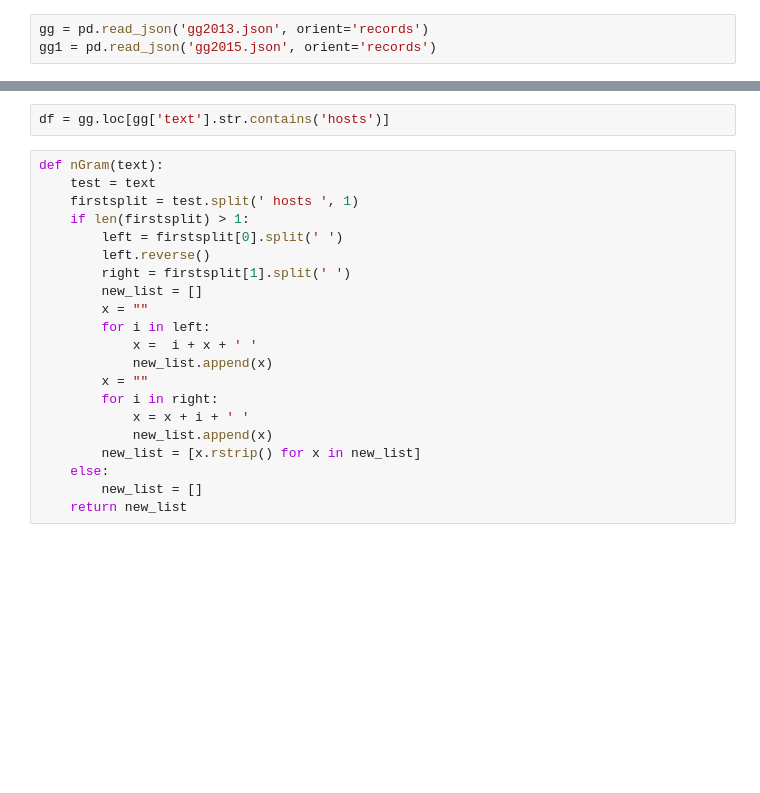
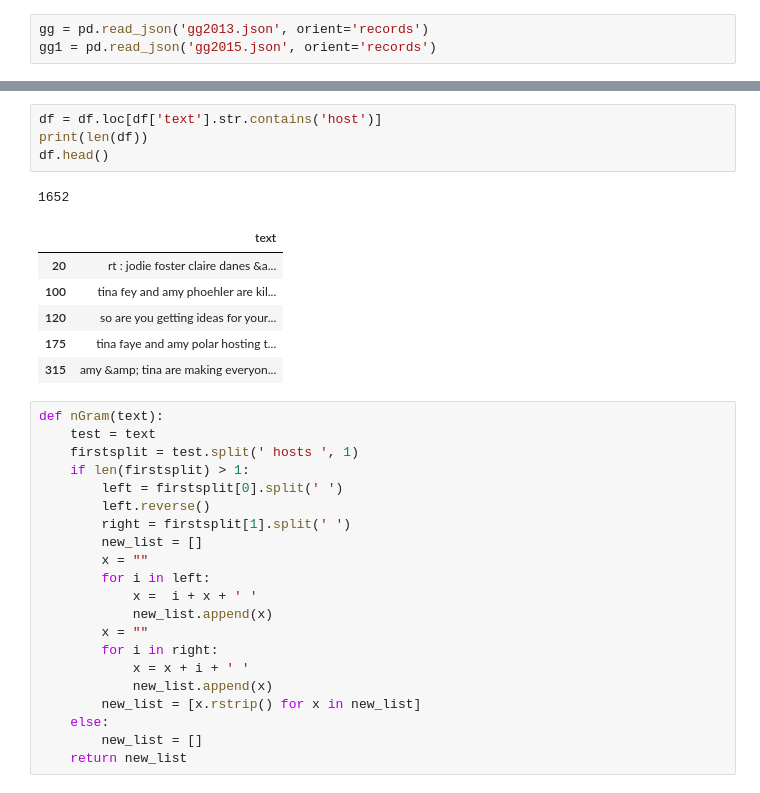
Before and after one commit to iamalanxue/CS337, a Jupyter notebook: project1.ipynb, the cells around one changed output, grey strips where cells are left out. Drawn from its saved outputs; the diff is of its cells as text; blank space fills up the shorter version.

```diff
--- a/project1.ipynb
+++ b/project1.ipynb
@@ -35,5 +103,15 @@ gg.head()
 # %%
-df = gg.loc[gg['text'].str.contains('hosts')]
+df = df.loc[df['text'].str.contains('host')]
+print(len(df))
+df.head()
+# %% [output]
+1652
+|  | text |
+| 20 | rt : jodie foster claire danes &a... |
+| 100 | tina fey and amy phoehler are kil... |
+| 120 | so are you getting ideas for your... |
+| 175 | tina faye and amy polar hosting t... |
+| 315 | amy &amp; tina are making everyon... |
 # %%
 def nGram(text):
     test = text
```
Also changed, not shown: parts of 13 cells of this notebook, 1 other file.
